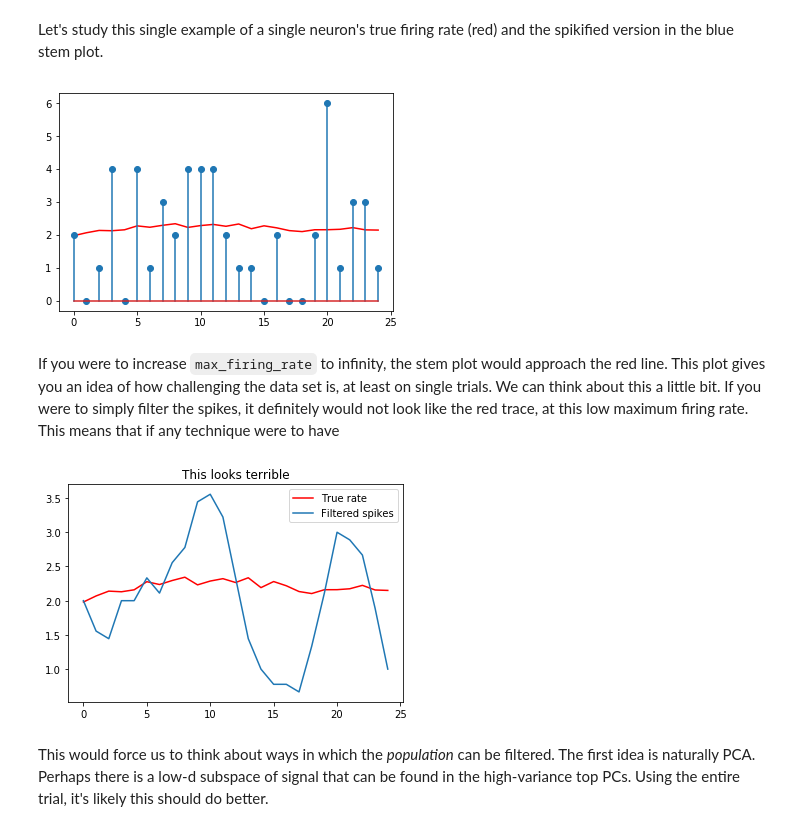
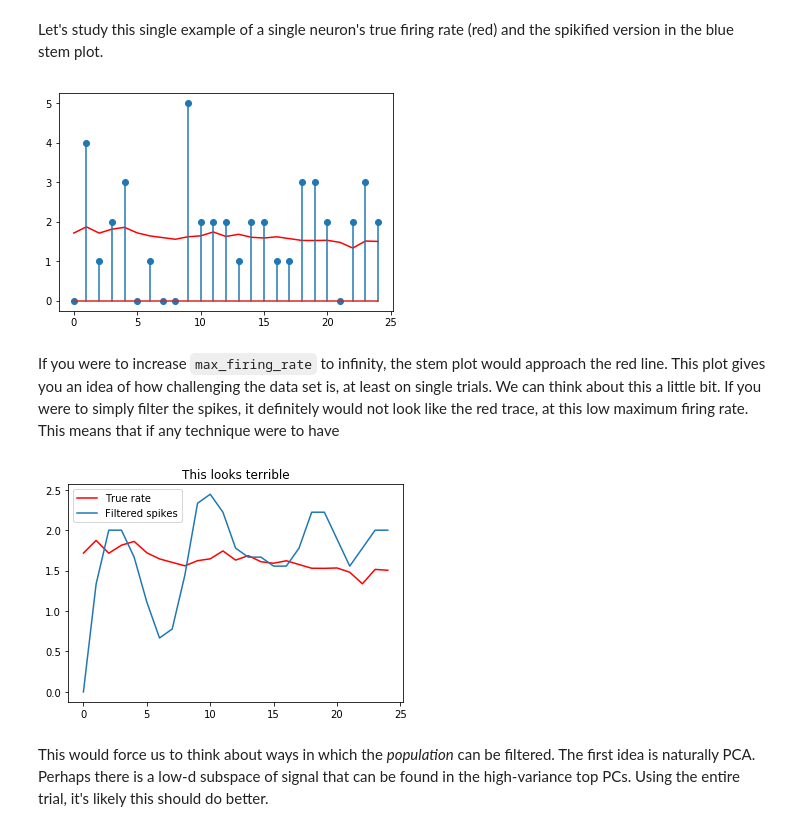
Before and after one commit to google-research/computation-thru-dynamics, a Jupyter notebook: experimental/notebooks/LFADS GMM Tutorial.ipynb, the cells around one changed output. Cells and saved outputs as stored; diff of their text form; code cells hidden in the pictures.

````diff
--- a/experimental/notebooks/LFADS GMM Tutorial.ipynb
+++ b/experimental/notebooks/LFADS GMM Tutorial.ipynb
@@ -85,8 +88,7 @@ You __must__ run through the the integrator RNN [tutorial notebook](https://gith
 Point to the correct __data__  file for the integrator RNN. Note that the integrator rnn tutorial notebook creates two files, both the parameters file and the data file with examples.
 # %%
 RNN_DATA_FILE = \
-     '/tmp/vrnn/contextual_int/trained_data_vrnn_contextual_int_0.00033_2019-10-21_19:33:51.h5'
-     #'/tmp/vrnn/contextual_int/trained_data_vrnn_contextual_int_0.00349_2019-10-19_16:37:56.h5'
+     '/tmp/vrnn/contextual_int/trained_data_vrnn_contextual_int_0.00024_2020-06-16_00:14:21.h5'
 lfads_dir = '/tmp/lfads/'       # where to save lfads data and parameters to
 rnn_type = 'lfads_gmm'
 task_type = 'contextual_int'
@@ -181,14 +183,14 @@ f = plotting.plot_data_example(data_dict['inputs'], data_dict['hiddens'],
 Let's study this single example of a single neuron's true firing rate (red) and the spikified version in the blue stem plot.
 # %%
 my_example_bidx = eval_data_offset + 0
-my_example_hidx = 6
+my_example_hidx = 2
 scale = max_firing_rate * data_dt
 my_signal = scale*renormed_data[my_example_bidx, :, my_example_hidx]
 my_signal_spikified = data_bxtxn[my_example_bidx, :, my_example_hidx]
 plt.plot(my_signal, 'r');
 plt.stem(my_signal_spikified);
 # %% [output]
-[figure, old version]
+[figure, new version]
 # %% [markdown]
 If you were to increase ```max_firing_rate``` to infinity, the stem plot would approach the red line. This plot gives you an idea of how challenging the data set is, at least on single trials. We can think about this a little bit.  If you were to simply filter the spikes, it definitely would not look like the red trace, at this low maximum firing rate. This means that if any technique were to have
 # %%
@@ -199,7 +201,7 @@ plt.plot(my_filtered_spikes);
 plt.title("This looks terrible");
 plt.legend(('True rate', 'Filtered spikes'));
 # %% [output]
-[figure, old version]
+[figure, new version]
 # %% [markdown]
 This would force us to think about ways in which the *population* can be filtered. The first idea is naturally PCA. Perhaps there is a low-d subspace of signal that can be found in the high-variance top PCs. Using the entire trial, it's likely this should do better.
 # %%
````
Also changed, not shown: parts of 22 cells of this notebook, 5 other files.
